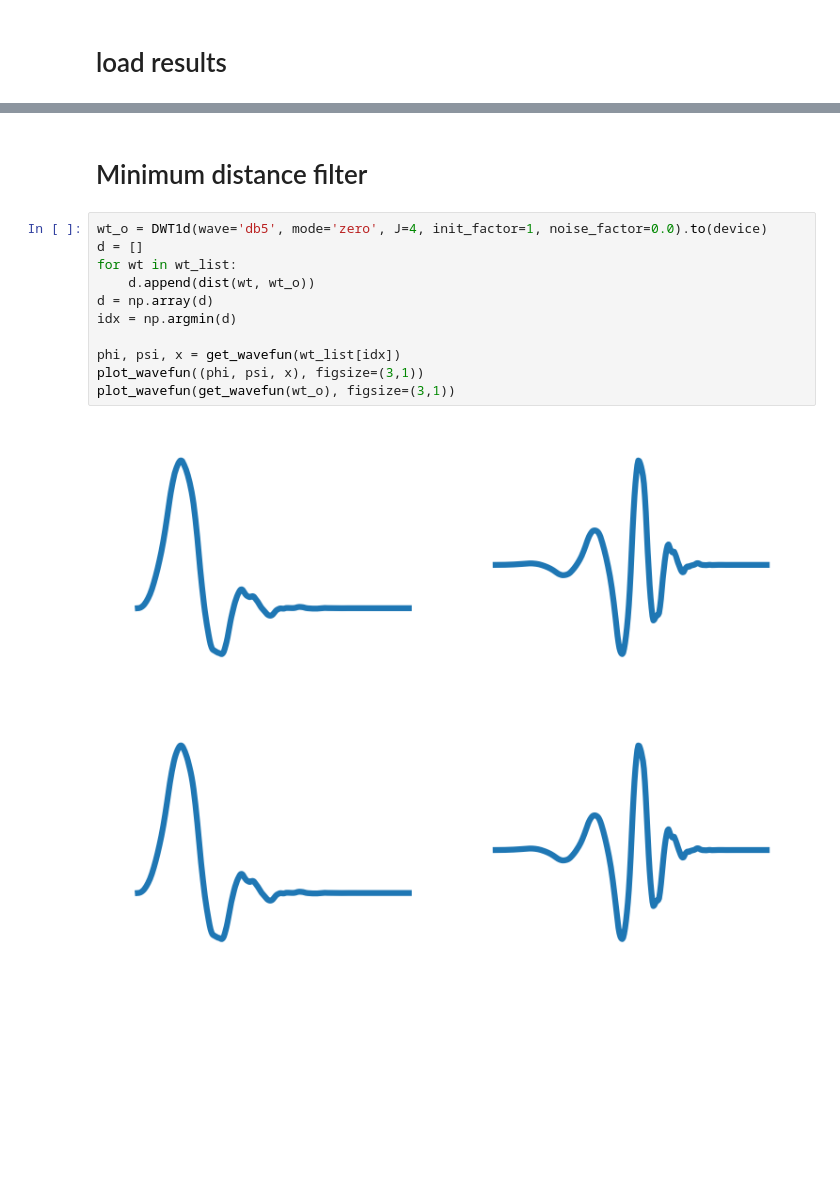
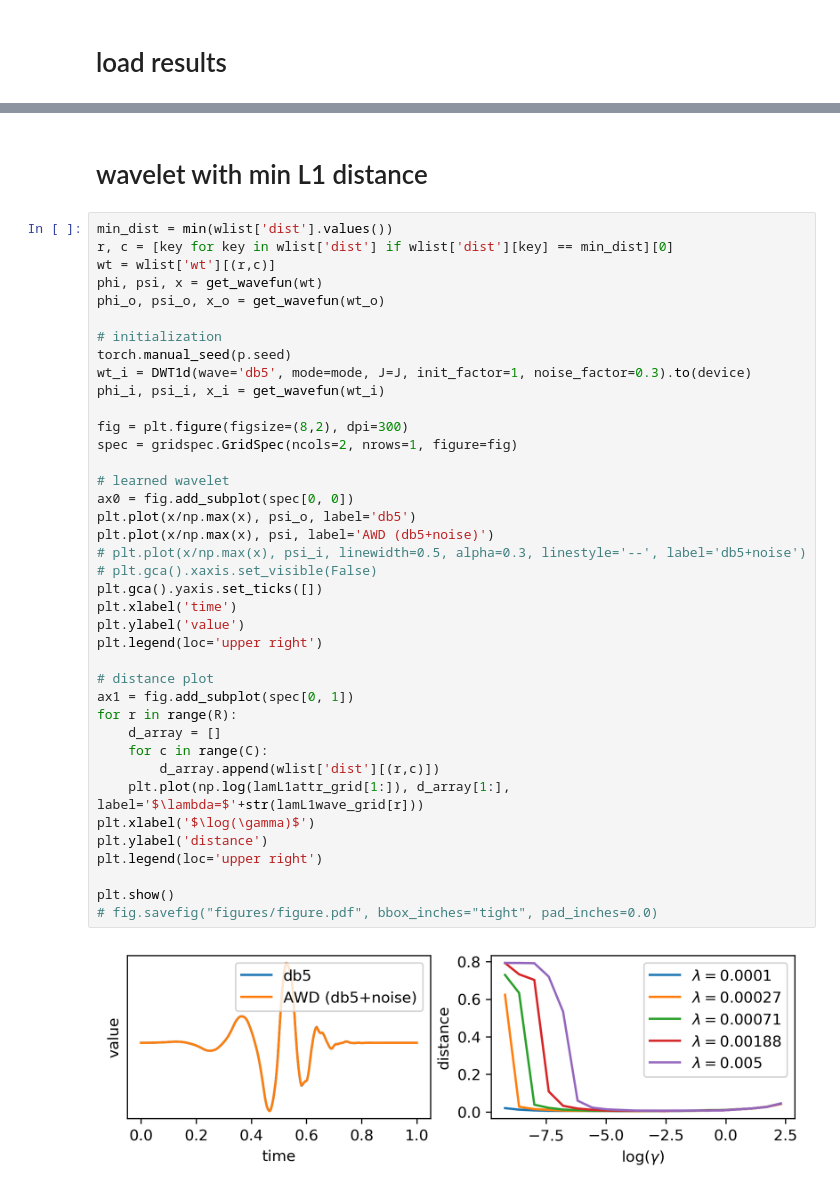
Before and after one commit to Yu-Group/adaptive-wavelets, a Jupyter notebook: notebooks/simulation/01_results.ipynb, the cells around one changed output, grey strips where cells are left out. Cells and saved outputs as stored; diff of their text form; blank space fills up the shorter version.

Commit message:
add p.mode in sim

```diff
--- a/notebooks/simulation/01_results.ipynb
+++ b/notebooks/simulation/01_results.ipynb
@@ -115,19 +120,46 @@ for r in range(R):
 plt.show()
 # %% [output]
 [figure]
-# %% [markdown]
-# Minimum distance filter
-# %%
-wt_o = DWT1d(wave='db5', mode='zero', J=4, init_factor=1, noise_factor=0.0).to(device)
-d = []
-for wt in wt_list:
-    d.append(dist(wt, wt_o))
-d = np.array(d)
-idx = np.argmin(d)
-
-phi, psi, x = get_wavefun(wt_list[idx])
-plot_wavefun((phi, psi, x), figsize=(3,1))
-plot_wavefun(get_wavefun(wt_o), figsize=(3,1))
-# %% [output]
-[figure, removed]
-[figure, removed]
+# %% [markdown]
+# wavelet with min L1 distance
+# %%
+min_dist = min(wlist['dist'].values())
+r, c = [key for key in wlist['dist'] if wlist['dist'][key] == min_dist][0]
+wt = wlist['wt'][(r,c)]
+phi, psi, x = get_wavefun(wt)
+phi_o, psi_o, x_o = get_wavefun(wt_o)
+
+# initialization
+torch.manual_seed(p.seed)
+wt_i = DWT1d(wave='db5', mode=mode, J=J, init_factor=1, noise_factor=0.3).to(device)
+phi_i, psi_i, x_i = get_wavefun(wt_i)
+
+fig = plt.figure(figsize=(8,2), dpi=300)
+spec = gridspec.GridSpec(ncols=2, nrows=1, figure=fig)
+
+# learned wavelet
+ax0 = fig.add_subplot(spec[0, 0])
+plt.plot(x/np.max(x), psi_o, label='db5')
+plt.plot(x/np.max(x), psi, label='AWD (db5+noise)')
+# plt.plot(x/np.max(x), psi_i, linewidth=0.5, alpha=0.3, linestyle='--', label='db5+noise')
+# plt.gca().xaxis.set_visible(False)
+plt.gca().yaxis.set_ticks([])
+plt.xlabel('time')
+plt.ylabel('value')
+plt.legend(loc='upper right')
+
+# distance plot
+ax1 = fig.add_subplot(spec[0, 1])
+for r in range(R):
+    d_array = []
+    for c in range(C):
+        d_array.append(wlist['dist'][(r,c)])
+    plt.plot(np.log(lamL1attr_grid[1:]), d_array[1:], label='$\lambda=$'+str(lamL1wave_grid[r]))
+plt.xlabel('$\log(\gamma)$')
+plt.ylabel('distance')
+plt.legend(loc='upper right')
+
+plt.show()
+# fig.savefig("figures/figure.pdf", bbox_inches="tight", pad_inches=0.0)
+# %% [output]
+[figure, added]
```
Also changed, not shown: parts of 6 cells of this notebook, 12 other files.
